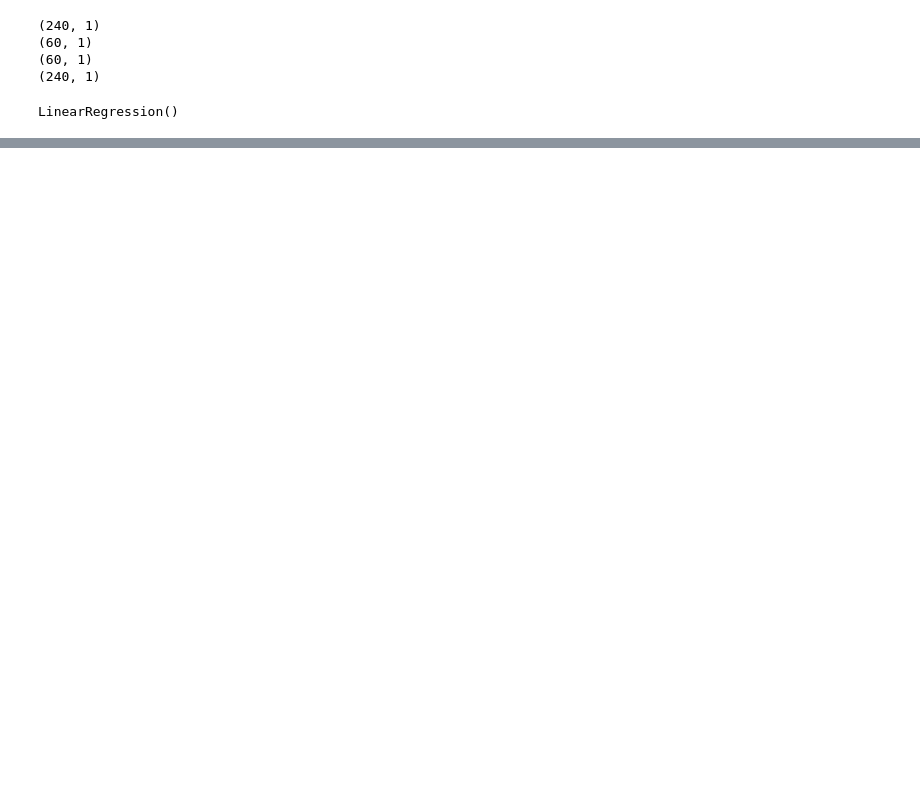
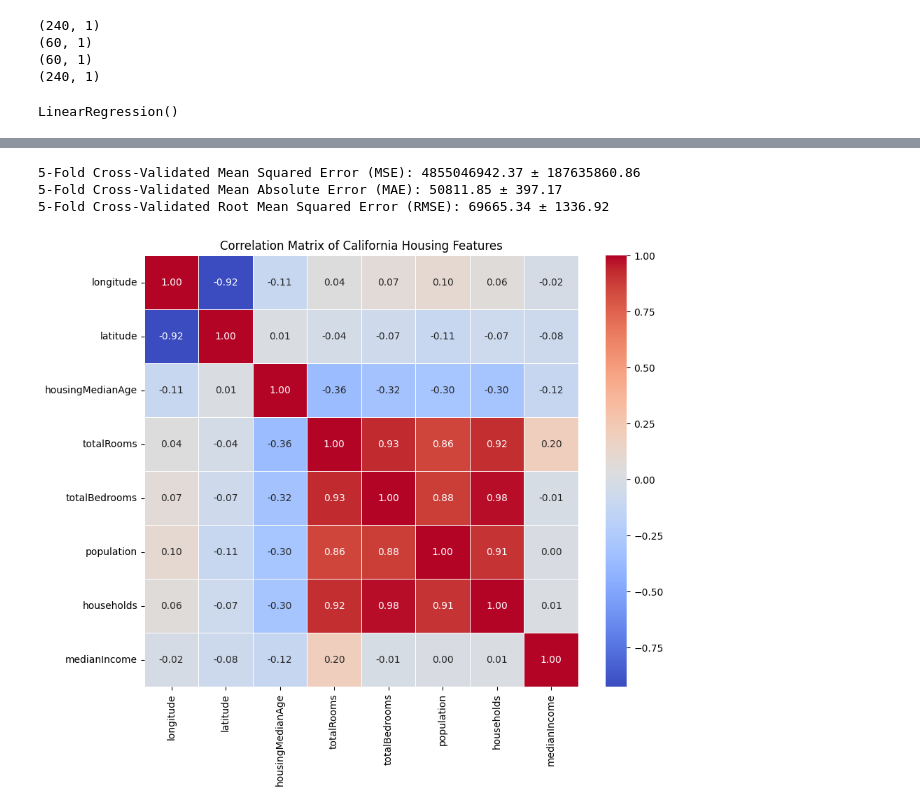
Before and after one commit to wogud1220/Python, a Jupyter notebook: Introduction_DataScience/Week11/test1.ipynb, the cells around one changed output, grey strips where cells are left out. Saved outputs shown, nothing was run; the diff lists cells and outputs as text; code cells hidden in the pictures; blank space fills up the shorter version.

```diff
--- a/Introduction_DataScience/Week11/test1.ipynb
+++ b/Introduction_DataScience/Week11/test1.ipynb
@@ -109,0 +163,65 @@ from sklearn.datasets import fetch_california_housing
+# %%
+from sklearn.model_selection import KFold
+
+# 2. 5-Fold 교차 검증 설정
+kf = KFold(n_splits=5, shuffle=True, random_state=1)
+
+mse_scores = []
+mae_scores = []
+rmse_scores = []
+
+# 3. 교차 검증 수행
+for train_index, test_index in kf.split(X):
+    X_train, X_test = X.iloc[train_index], X.iloc[test_index]
+    y_train, y_test = y.iloc[train_index], y.iloc[test_index]
+
+    # 모델 학습
+    model = LinearRegression()
+    model.fit(X_train, y_train)
+
+    # 모델 예측
+    y_pred = model.predict(X_test)
+
+    # 성능 평가
+    mse = mean_squared_error(y_test, y_pred)
+    mae = mean_absolute_error(y_test, y_pred)
+    rmse = np.sqrt(mse)
+
+    mse_scores.append(mse)
+    mae_scores.append(mae)
+    rmse_scores.append(rmse)
+
+# 평균 및 표준편차 계산
+mean_mse = np.mean(mse_scores)
+std_mse = np.std(mse_scores)
+mean_mae = np.mean(mae_scores)
+std_mae = np.std(mae_scores)
+mean_rmse = np.mean(rmse_scores)
+std_rmse = np.std(rmse_scores)
+
+print(f'5-Fold Cross-Validated Mean Squared Error (MSE): {mean_mse:.2f} ± {std_mse:.2f}')
+print(f'5-Fold Cross-Validated Mean Absolute Error (MAE): {mean_mae:.2f} ± {std_mae:.2f}')
+print(f'5-Fold Cross-Validated Root Mean Squared Error (RMSE): {mean_rmse:.2f} ± {std_rmse:.2f}')
+
+# 4. 최종 모델 학습 및 예측 (전체 데이터를 사용하여 학습)
+model.fit(X, y)
+y_pred = model.predict(X)
+# %% [output]
+5-Fold Cross-Validated Mean Squared Error (MSE): 4855046942.37 ± 187635860.86
+5-Fold Cross-Validated Mean Absolute Error (MAE): 50811.85 ± 397.17
+5-Fold Cross-Validated Root Mean Squared Error (RMSE): 69665.34 ± 1336.92
+# %%
+import seaborn as sns
+import matplotlib.pyplot as plt
+from sklearn.datasets import fetch_california_housing
+
+# 2. 상관관계 계산
+correlation_matrix = X.corr()
+
+# 3. 상관관계 히트맵 시각화
+plt.figure(figsize=(10, 8))
+sns.heatmap(correlation_matrix, annot=True, cmap='coolwarm', fmt=".2f", linewidths=0.5)
+plt.title('Correlation Matrix of California Housing Features')
+plt.show()
+# %% [output]
+[figure, added]
```
Also changed, not shown: parts of 7 cells of this notebook, 10 other files.
